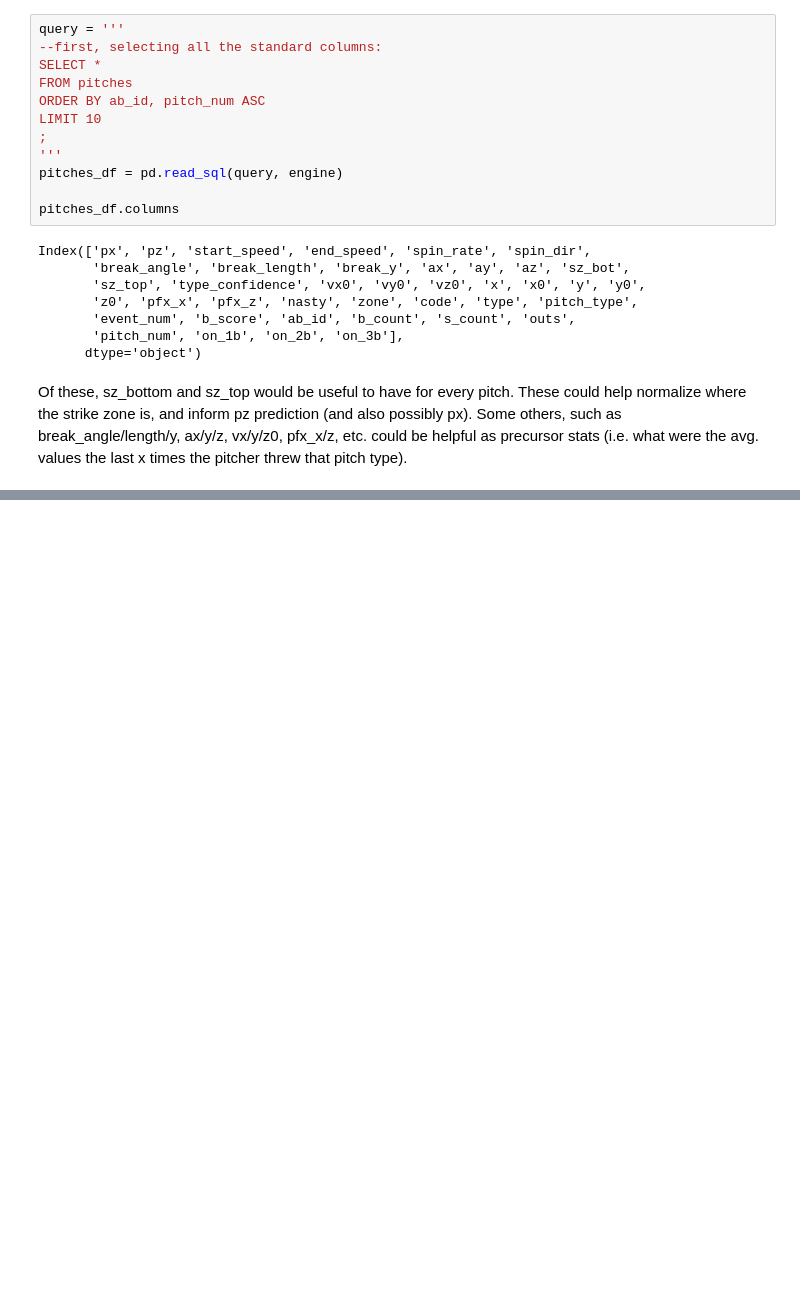
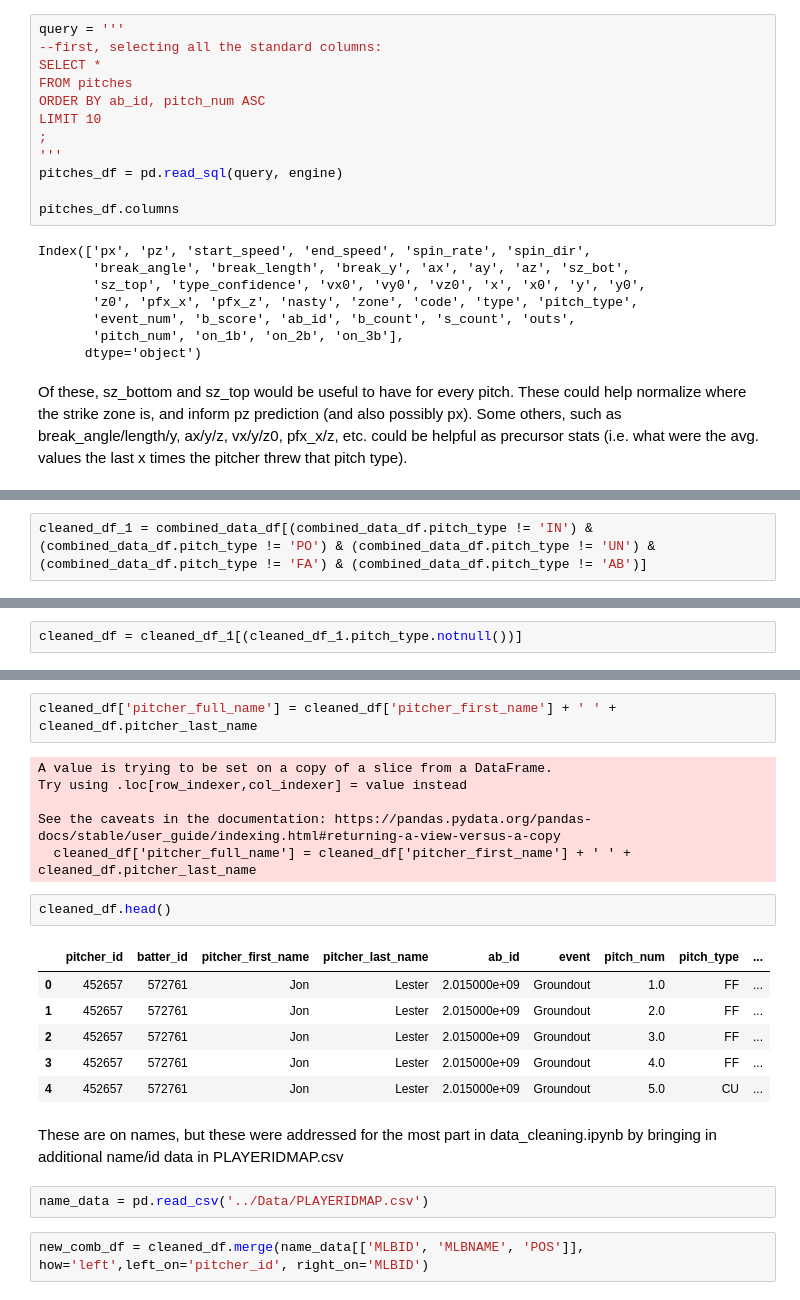
Before and after one commit to pbovard63/Predicting_MLB_Pitches, a Jupyter notebook: Feature_Engineering_Round_2/Feature_Engineering.ipynb, the cells around one changed output, grey strips where cells are left out. Saved outputs shown, nothing was run; the diff lists cells and outputs as text; blank space fills up the shorter version.

```diff
--- a/Feature_Engineering_Round_2/Feature_Engineering.ipynb
+++ b/Feature_Engineering_Round_2/Feature_Engineering.ipynb
@@ -474,0 +587,2 @@ Of these, sz_bottom and sz_top would be useful to have for every pitch.  These c
+# %%
+cleaned_df_1 = combined_data_df[(combined_data_df.pitch_type != 'IN') & (combined_data_df.pitch_type != 'PO') & (combined_data_df.pitch_type != 'UN') & (combined_data_df.pitch_type != 'FA') & (combined_data_df.pitch_type != 'AB')]
@@ -474,0 +606,2 @@ Of these, sz_bottom and sz_top would be useful to have for every pitch.  These c
+# %%
+cleaned_df = cleaned_df_1[(cleaned_df_1.pitch_type.notnull())]
@@ -474,0 +638,23 @@ Of these, sz_bottom and sz_top would be useful to have for every pitch.  These c
+# %%
+cleaned_df['pitcher_full_name'] = cleaned_df['pitcher_first_name'] + ' ' + cleaned_df.pitcher_last_name
+# %% [output]
+A value is trying to be set on a copy of a slice from a DataFrame.
+Try using .loc[row_indexer,col_indexer] = value instead
+
+See the caveats in the documentation: https://pandas.pydata.org/pandas-docs/stable/user_guide/indexing.html#returning-a-view-versus-a-copy
+  cleaned_df['pitcher_full_name'] = cleaned_df['pitcher_first_name'] + ' ' + cleaned_df.pitcher_last_name
+# %%
+cleaned_df.head()
+# %% [output]
+|  | pitcher_id | batter_id | pitcher_first_name | pitcher_last_name | ab_id | event | pitch_num | pitch_type | ... |
+| 0 | 452657 | 572761 | Jon | Lester | 2.015000e+09 | Groundout | 1.0 | FF | ... |
+| 1 | 452657 | 572761 | Jon | Lester | 2.015000e+09 | Groundout | 2.0 | FF | ... |
+| 2 | 452657 | 572761 | Jon | Lester | 2.015000e+09 | Groundout | 3.0 | FF | ... |
+| 3 | 452657 | 572761 | Jon | Lester | 2.015000e+09 | Groundout | 4.0 | FF | ... |
+| 4 | 452657 | 572761 | Jon | Lester | 2.015000e+09 | Groundout | 5.0 | CU | ... |
+# %% [markdown]
+These are on names, but these were addressed for the most part in data_cleaning.ipynb by bringing in additional name/id data in PLAYERIDMAP.csv
+# %%
+name_data = pd.read_csv('../Data/PLAYERIDMAP.csv')
+# %%
+new_comb_df = cleaned_df.merge(name_data[['MLBID', 'MLBNAME', 'POS']], how='left',left_on='pitcher_id', right_on='MLBID')
```
Also changed, not shown: parts of 19 cells of this notebook.
